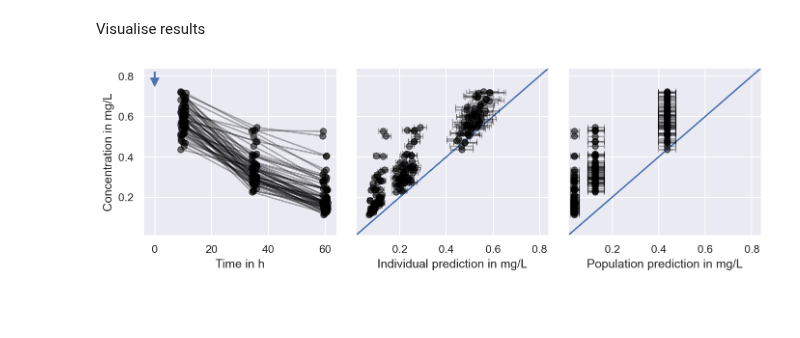
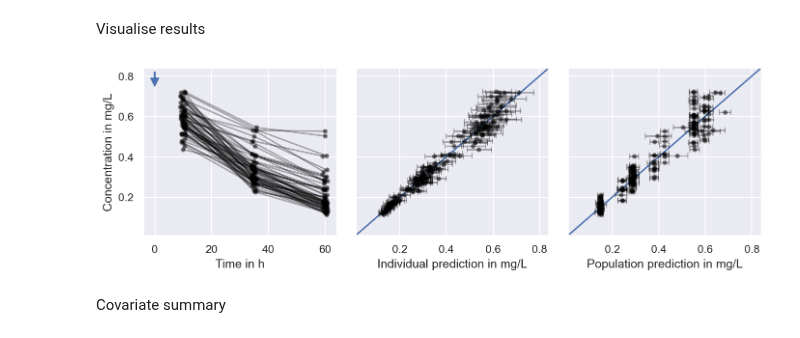
Before and after one commit to DavAug/mipd-warfarin, a Jupyter notebook: results/2_semi_mechanistic_model/results.ipynb, the cells around one changed output. Saved outputs shown, nothing was run; the diff lists cells and outputs as text; code cells hidden in the pictures; blank space fills up the shorter version.

```diff
--- a/results/2_semi_mechanistic_model/results.ipynb
+++ b/results/2_semi_mechanistic_model/results.ipynb
@@ -102,10 +107,10 @@ for c in concs:
     jitter = np.random.uniform(-1, 1, size=len(times))
     axes[0].plot(
         times + jitter, c, marker='o', color='black',
-        alpha=0.3)
+        alpha=0.3, markersize=4)
     axes[0].scatter(
         times + jitter, c, marker='o', color='black',
-        alpha=0.3)
+        alpha=0.3, s=4)
 
 # Visualise dose point
 axes[0].annotate(
@@ -120,39 +125,52 @@ fifth = medians - np.percentile(indiv_fits, axis=0, q=5)
 ninetyfifth = np.percentile(indiv_fits, axis=0, q=95) - medians
 for idf, f in enumerate(medians):
     axes[1].errorbar(
         f, concs[idf], marker='o', color='black', alpha=0.3, ls='none',
         xerr=np.vstack((fifth[idf:idf+1], ninetyfifth[idf:idf+1])),
-        capsize=3)
+        capsize=3, markersize=4)
     axes[1].scatter(
-        f, concs[idf], marker='o', color='black', alpha=0.3)
+        f, concs[idf], marker='o', color='black', alpha=0.3, s=4)
 
+# axes[2].plot(
+#     [0, 1], [0, 1], transform=axes[2].transAxes, color=sns.color_palette()[0])
+# medians = np.median(pop_fits, axis=0)
+# fifth = medians - np.percentile(pop_fits, axis=0, q=5)
+# ninetyfifth = np.percentile(pop_fits, axis=0, q=95) - medians
+# for c in concs:
+#     axes[2].errorbar(
+#         medians, c, marker='o', color='black', alpha=0.3, ls='none',
+#         xerr=np.vstack((fifth[np.newaxis, :], ninetyfifth[np.newaxis, :])),
+#         capsize=3, markersize=4)
+#     axes[2].scatter(
+#         medians, c, marker='o', color='black', alpha=0.3, s=4)
 axes[2].plot(
     [0, 1], [0, 1], transform=axes[2].transAxes, color=sns.color_palette()[0])
 medians = np.median(pop_fits, axis=0)
 fifth = medians - np.percentile(pop_fits, axis=0, q=5)
 ninetyfifth = np.percentile(pop_fits, axis=0, q=95) - medians
-for c in concs:
+for idf, f in enumerate(medians):
     axes[2].errorbar(
-        medians, c, marker='o', color='black', alpha=0.3, ls='none',
-        xerr=np.vstack((fifth[np.newaxis, :], ninetyfifth[np.newaxis, :])),
-        capsize=3)
+        f, concs[idf], marker='o', color='black', alpha=0.3, ls='none',
+        xerr=np.vstack((fifth[idf:idf+1], ninetyfifth[idf:idf+1])),
+        capsize=3, markersize=4)
     axes[2].scatter(
-        medians, c, marker='o', color='black', alpha=0.3)
+        f, concs[idf], marker='o', color='black', alpha=0.3, s=4)
 
 # Label axes
 axes[0].set_xlabel('Time in h')
 axes[0].set_ylabel('Concentration in mg/L')
 axes[1].set_xlabel('Individual prediction in mg/L')
 axes[1].set_ylabel('')
 axes[2].set_xlabel('Population prediction in mg/L')
 axes[2].set_ylabel('')
 axes[0].set_xlim([-4, 64])
 axes[1].set_ylim([0.01, 0.84])
 axes[1].set_xlim([0.01, 0.84])
 axes[2].set_ylim([0.01, 0.84])
 axes[2].set_xlim([0.01, 0.84])
 
-
 plt.show()
 # %% [output]
-[figure, old version]
+[figure, new version]
+# %% [markdown]
+Covariate summary
```
Also changed, not shown: parts of 3 cells of this notebook, 1 other file.
